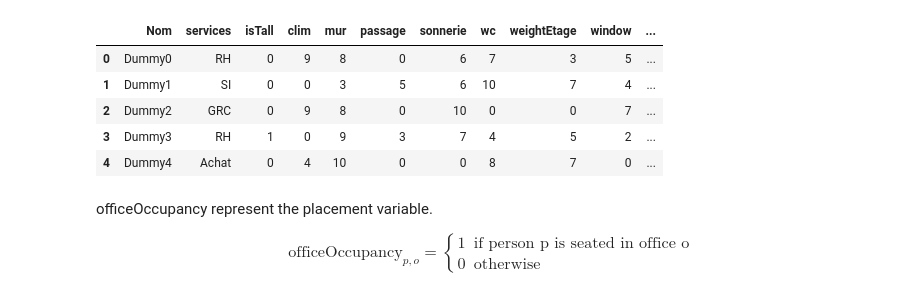
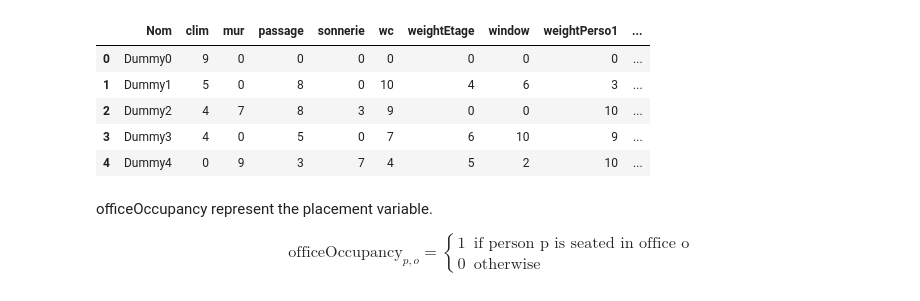
Before and after one commit to cgoudet/RoomOptimisation, a Jupyter notebook: RoomOptimisation.ipynb, the cells around one changed output. Saved outputs shown, nothing was run; the diff lists cells and outputs as text; code cells hidden in the pictures.

```diff
--- a/RoomOptimisation.ipynb
+++ b/RoomOptimisation.ipynb
@@ -55,15 +55,15 @@ dicColumnsPerso = {'Nom':str,
 # %%
 np.random.seed(12435)
 preferences =  ['clim', 'mur', 'passage', 'sonnerie', 'wc', 'weightEtage', 'window'] + ['weightPerso%i'%i for i in range(1,4)]
-persoData = CreatePersoData( nPerso=10, preferences=options)
+persoData = CreatePersoData( nPerso=10, preferences=preferences)
 persoData.head()
 # %% [output]
-|  | Nom | services | isTall | clim | mur | passage | sonnerie | wc | weightEtage | window | ... |
-| 0 | Dummy0 | RH | 0 | 9 | 8 | 0 | 6 | 7 | 3 | 5 | ... |
-| 1 | Dummy1 | SI | 0 | 0 | 3 | 5 | 6 | 10 | 7 | 4 | ... |
-| 2 | Dummy2 | GRC | 0 | 9 | 8 | 0 | 10 | 0 | 0 | 7 | ... |
-| 3 | Dummy3 | RH | 1 | 0 | 9 | 3 | 7 | 4 | 5 | 2 | ... |
-| 4 | Dummy4 | Achat | 0 | 4 | 10 | 0 | 0 | 8 | 7 | 0 | ... |
+|  | Nom | clim | mur | passage | sonnerie | wc | weightEtage | window | weightPerso1 | ... |
+| 0 | Dummy0 | 9 | 0 | 0 | 0 | 0 | 0 | 0 | 0 | ... |
+| 1 | Dummy1 | 5 | 0 | 8 | 0 | 10 | 4 | 6 | 3 | ... |
+| 2 | Dummy2 | 4 | 7 | 8 | 3 | 9 | 0 | 0 | 10 | ... |
+| 3 | Dummy3 | 4 | 0 | 5 | 0 | 7 | 6 | 10 | 9 | ... |
+| 4 | Dummy4 | 0 | 9 | 3 | 7 | 4 | 5 | 2 | 10 | ... |
 # %% [markdown]
 officeOccupancy represent the placement variable.
 
```
Also changed, not shown: parts of 6 cells of this notebook, 1 other file.
